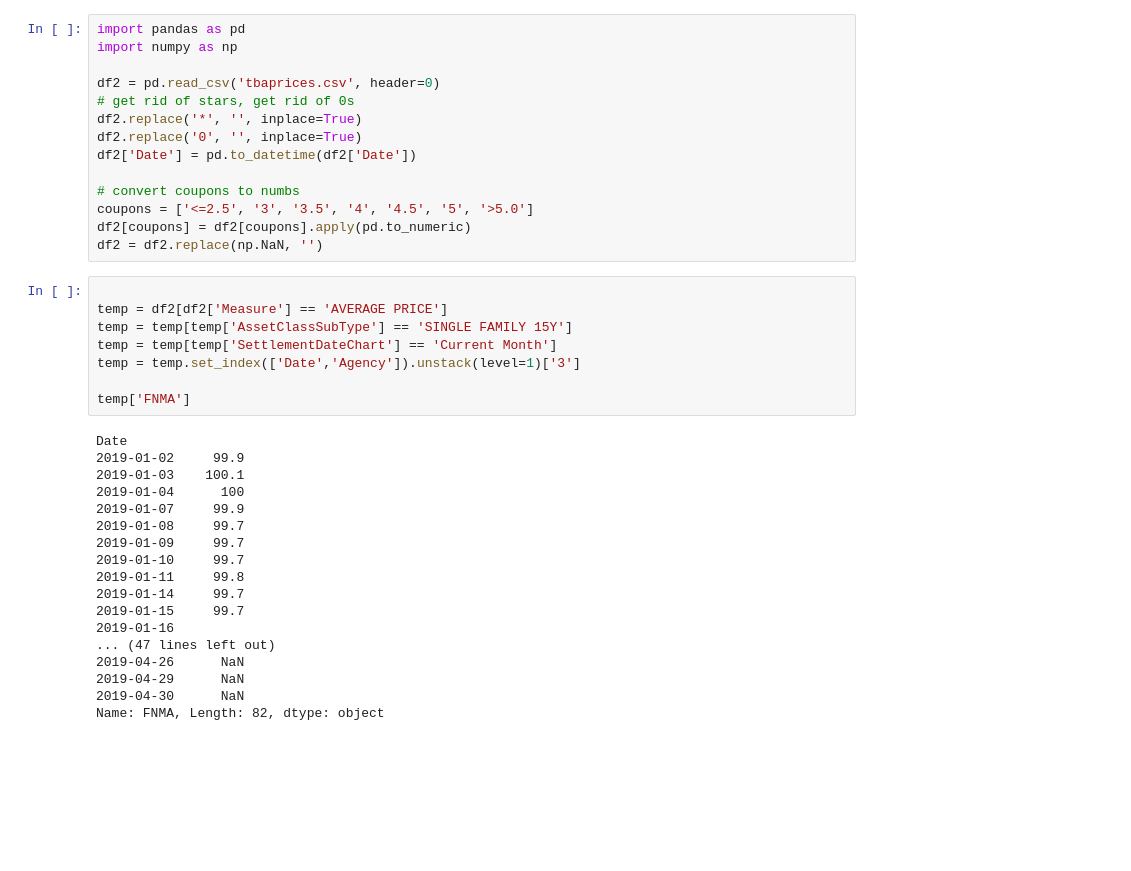
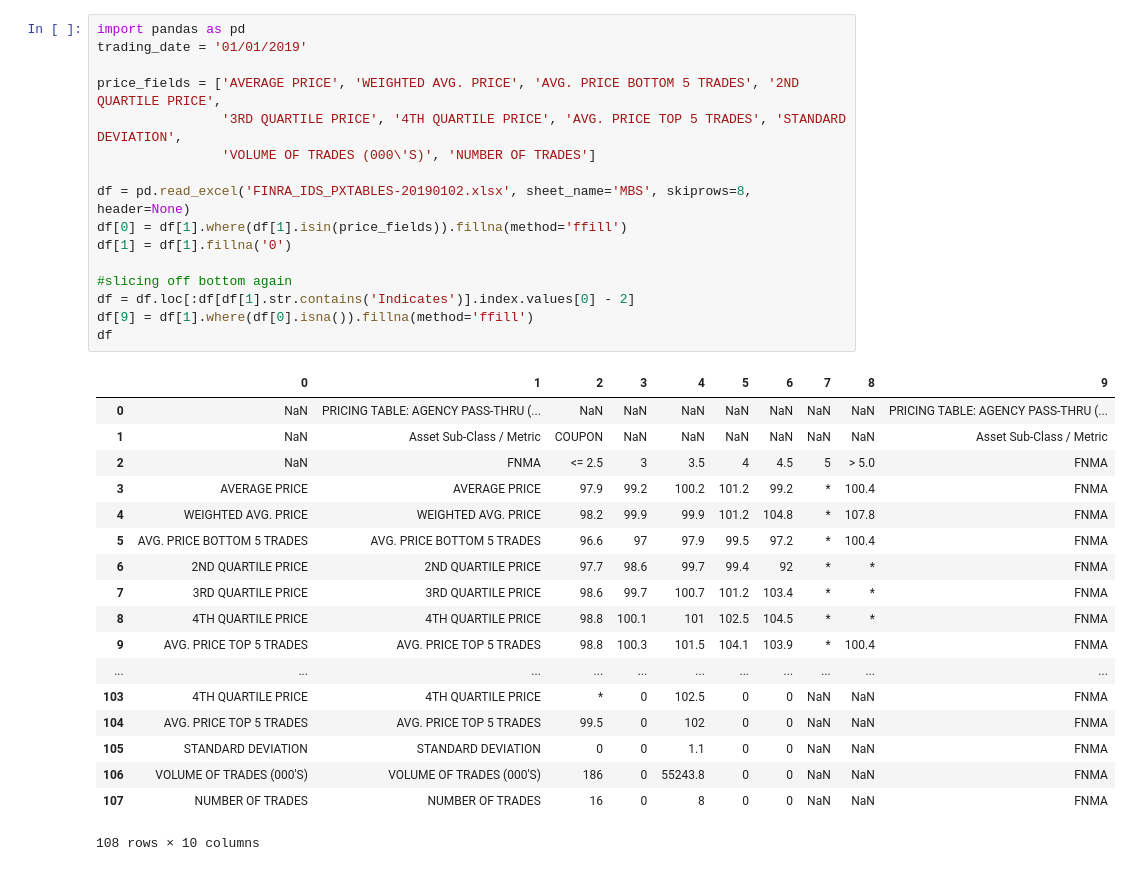
Before and after one commit to minsun-ss/FINRA-ABS, a Jupyter notebook: test.ipynb, the cells around one changed output. Drawn from its saved outputs; the diff is of its cells as text; blank space fills up the shorter version.

Commit message:
worked out df for agency cmo prices

```diff
--- a/test.ipynb
+++ b/test.ipynb
@@ -1,40 +1,35 @@
-# %%
-import pandas as pd
-import numpy as np
-
-df2 = pd.read_csv('tbaprices.csv', header=0)
-# get rid of stars, get rid of 0s
-df2.replace('*', '', inplace=True)
-df2.replace('0', '', inplace=True)
-df2['Date'] = pd.to_datetime(df2['Date'])
-
-# convert coupons to numbs
-coupons = ['<=2.5', '3', '3.5', '4', '4.5', '5', '>5.0']
-df2[coupons] = df2[coupons].apply(pd.to_numeric)
-df2 = df2.replace(np.NaN, '')
-# %%
-
-temp = df2[df2['Measure'] == 'AVERAGE PRICE']
-temp = temp[temp['AssetClassSubType'] == 'SINGLE FAMILY 15Y']
-temp = temp[temp['SettlementDateChart'] == 'Current Month']
-temp = temp.set_index(['Date','Agency']).unstack(level=1)['3']
-
-temp['FNMA']
-# %% [output]
-Date
-2019-01-02     99.9
-2019-01-03    100.1
-2019-01-04      100
-2019-01-07     99.9
-2019-01-08     99.7
-2019-01-09     99.7
-2019-01-10     99.7
-2019-01-11     99.8
-2019-01-14     99.7
-2019-01-15     99.7
-2019-01-16
-... (47 lines left out)
-2019-04-26      NaN
-2019-04-29      NaN
-2019-04-30      NaN
-Name: FNMA, Length: 82, dtype: object
+# %%
+import pandas as pd
+trading_date = '01/01/2019'
+
+price_fields = ['AVERAGE PRICE', 'WEIGHTED AVG. PRICE', 'AVG. PRICE BOTTOM 5 TRADES', '2ND QUARTILE PRICE',
+                '3RD QUARTILE PRICE', '4TH QUARTILE PRICE', 'AVG. PRICE TOP 5 TRADES', 'STANDARD DEVIATION',
+                'VOLUME OF TRADES (000\'S)', 'NUMBER OF TRADES']
+
+df = pd.read_excel('FINRA_IDS_PXTABLES-20190102.xlsx', sheet_name='MBS', skiprows=8, header=None)
+df[0] = df[1].where(df[1].isin(price_fields)).fillna(method='ffill')
+df[1] = df[1].fillna('0')
+
+#slicing off bottom again
+df = df.loc[:df[df[1].str.contains('Indicates')].index.values[0] - 2]
+df[9] = df[1].where(df[0].isna()).fillna(method='ffill')
+df
+# %% [output]
+|  | 0 | 1 | 2 | 3 | 4 | 5 | 6 | 7 | 8 | 9 |
+| 0 | NaN | PRICING TABLE: AGENCY PASS-THRU (... | NaN | NaN | NaN | NaN | NaN | NaN | NaN | PRICING TABLE: AGENCY PASS-THRU (... |
+| 1 | NaN | Asset Sub-Class / Metric | COUPON | NaN | NaN | NaN | NaN | NaN | NaN | Asset Sub-Class / Metric |
+| 2 | NaN | FNMA | <= 2.5 | 3 | 3.5 | 4 | 4.5 | 5 | > 5.0 | FNMA |
+| 3 | AVERAGE PRICE | AVERAGE PRICE | 97.9 | 99.2 | 100.2 | 101.2 | 99.2 | * | 100.4 | FNMA |
+| 4 | WEIGHTED AVG. PRICE | WEIGHTED AVG. PRICE | 98.2 | 99.9 | 99.9 | 101.2 | 104.8 | * | 107.8 | FNMA |
+| 5 | AVG. PRICE BOTTOM 5 TRADES | AVG. PRICE BOTTOM 5 TRADES | 96.6 | 97 | 97.9 | 99.5 | 97.2 | * | 100.4 | FNMA |
+| 6 | 2ND QUARTILE PRICE | 2ND QUARTILE PRICE | 97.7 | 98.6 | 99.7 | 99.4 | 92 | * | * | FNMA |
+| 7 | 3RD QUARTILE PRICE | 3RD QUARTILE PRICE | 98.6 | 99.7 | 100.7 | 101.2 | 103.4 | * | * | FNMA |
+| 8 | 4TH QUARTILE PRICE | 4TH QUARTILE PRICE | 98.8 | 100.1 | 101 | 102.5 | 104.5 | * | * | FNMA |
+| 9 | AVG. PRICE TOP 5 TRADES | AVG. PRICE TOP 5 TRADES | 98.8 | 100.3 | 101.5 | 104.1 | 103.9 | * | 100.4 | FNMA |
+| ... | ... | ... | ... | ... | ... | ... | ... | ... | ... | ... |
+| 103 | 4TH QUARTILE PRICE | 4TH QUARTILE PRICE | * | 0 | 102.5 | 0 | 0 | NaN | NaN | FNMA |
+| 104 | AVG. PRICE TOP 5 TRADES | AVG. PRICE TOP 5 TRADES | 99.5 | 0 | 102 | 0 | 0 | NaN | NaN | FNMA |
+| 105 | STANDARD DEVIATION | STANDARD DEVIATION | 0 | 0 | 1.1 | 0 | 0 | NaN | NaN | FNMA |
+| 106 | VOLUME OF TRADES (000'S) | VOLUME OF TRADES (000'S) | 186 | 0 | 55243.8 | 0 | 0 | NaN | NaN | FNMA |
+| 107 | NUMBER OF TRADES | NUMBER OF TRADES | 16 | 0 | 8 | 0 | 0 | NaN | NaN | FNMA |
+108 rows × 10 columns
```
Also changed, not shown: parts of 2 cells of this notebook, 2 other files.
